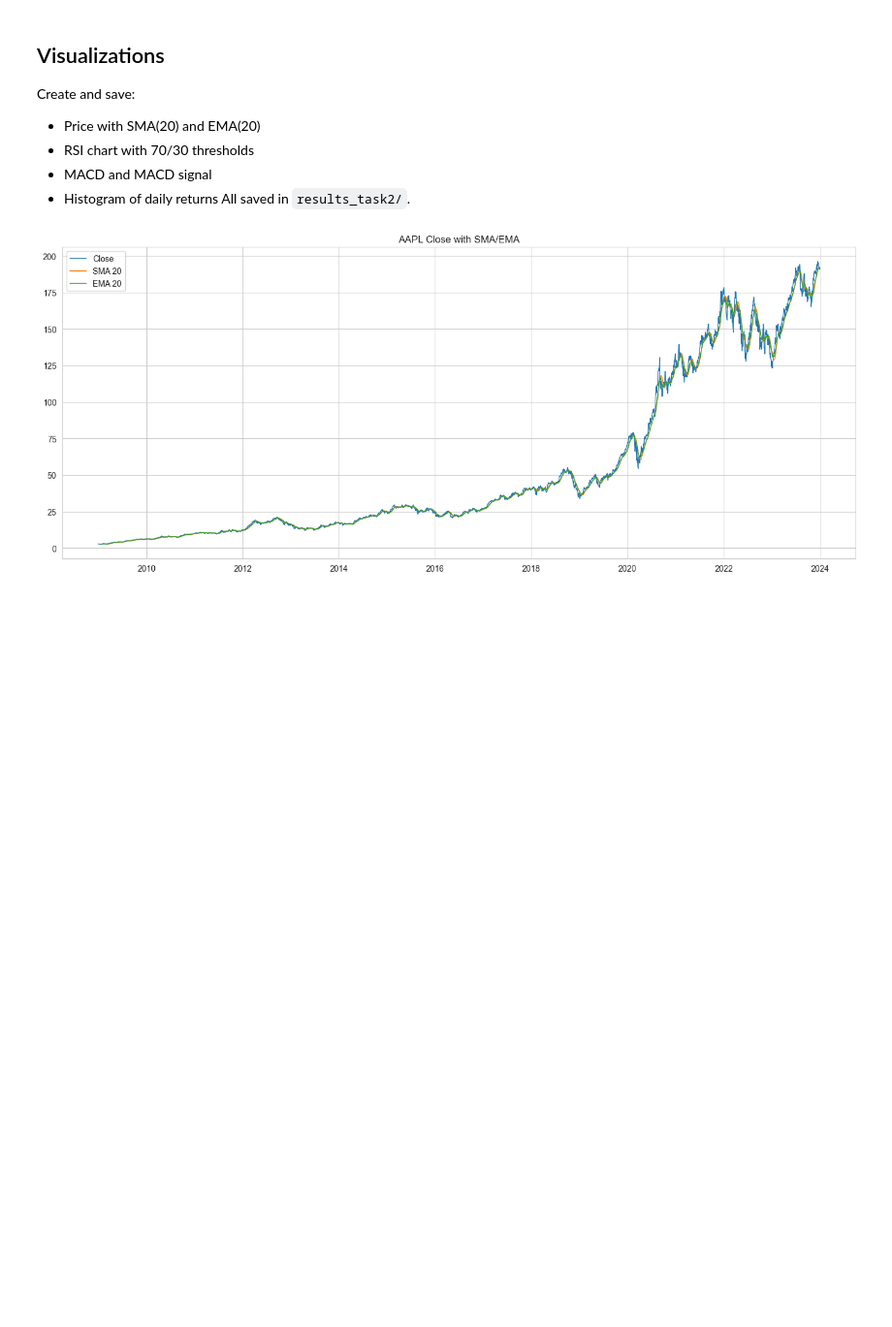
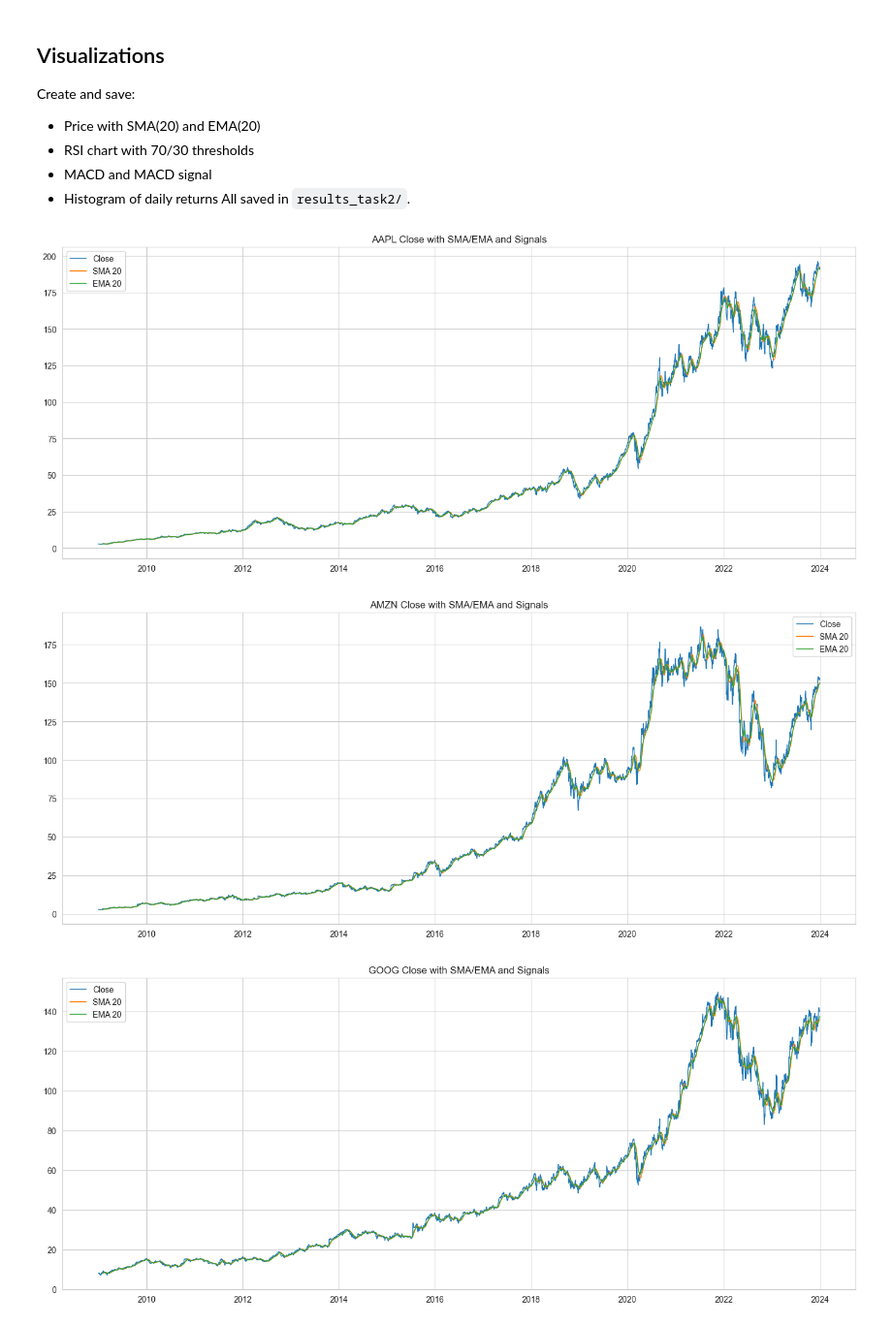
Before and after one commit to azeb-m/week1-news-sentiment-stock-analysis, a Jupyter notebook: notebooks/quantitative_analysis.ipynb, the cells around one changed output. Shown: that part at 97% size. Saved outputs shown, nothing was run; the diff lists cells and outputs as text; code cells hidden in the pictures; blank space fills up the shorter version.

Commit message:
Quantitative analysis using pynance and TaLib completed

```diff
--- a/notebooks/quantitative_analysis.ipynb
+++ b/notebooks/quantitative_analysis.ipynb
@@ -103,10 +149,19 @@ Formula used:
 
 If `Adj Close` does not exist, we fallback to `Close`.
 # %%
-if "adj close" in df.columns:
-    df["daily_return"] = df["adj close"].pct_change()
-else:
-    df["daily_return"] = df["close"].pct_change()
+# Compute daily returns for each stock DataFrame
+for stock_name, df in stock_data.items():
+    print(f"\nComputing daily returns for: {stock_name}")
 
-df.head()
+    if "adj close" in df.columns:
+        df["daily_return"] = df["adj close"].pct_change()
+        print(f"{stock_name}: using ADJ CLOSE")
+    elif "close" in df.columns:
+        df["daily_return"] = df["close"].pct_change()
+        print(f"{stock_name}: using CLOSE")
+    else:
+        print(f"WARNING: {stock_name} has no 'adj close' or 'close' column!")
+
+    # Preview first few rows
+    print(df.head())
 # %% [output]
@@ -367,22 +477,34 @@ All saved in `results_task2/`.
 # %%
 import matplotlib.pyplot as plt
 import seaborn as sns
 sns.set_style('whitegrid')
 
-ticker = "AAPL"   # <-- define your ticker here
-out = RESULTS
+def plot_price_with_indicators(stock_name, df):
+    plt.figure(figsize=(14,6))
+    plt.plot(df.index, df['close'], label='Close', linewidth=1)
 
-# Price + SMA/EMA
-plt.figure(figsize=(14,6))
-plt.plot(df_ind.index, df_ind['close'], label='Close', linewidth=1)
-if 'sma_20' in df_ind.columns:
-    plt.plot(df_ind.index, df_ind['sma_20'], label='SMA 20', linewidth=1)
-if 'ema_20' in df_ind.columns:
-    plt.plot(df_ind.index, df_ind['ema_20'], label='EMA 20', linewidth=1)
-plt.legend()
-plt.title(f"{ticker} Close with SMA/EMA")
-plt.tight_layout()
+    # SMA/EMA overlays
+    if 'sma_20' in df.columns:
+        plt.plot(df.index, df['sma_20'], label='SMA 20', linewidth=1)
+    if 'ema_20' in df.columns:
+        plt.plot(df.index, df['ema_20'], label='EMA 20', linewidth=1)
 
-plt.show()
+    # Optional buy/sell markers from SMA signals
+    if 'sig_sma' in df.columns:
+        buys = df[df['sig_sma'] == 1]
+        sells = df[df['sig_sma'] == -1]
+        plt.scatter(buys.index, buys['close'], marker='^', color='green', label='Buy Signal', alpha=0.7)
+        plt.scatter(sells.index, sells['close'], marker='v', color='red', label='Sell Signal', alpha=0.7)
+
+    plt.legend()
+    plt.title(f"{stock_name} Close with SMA/EMA and Signals")
+    plt.tight_layout()
+    plt.show()
+
+# Loop over all tickers in stock_data
+for ticker, df in stock_data.items():
+    plot_price_with_indicators(ticker, df)
 # %% [output]
-[figure, old version]
+[figure, new version]
+[figure, added]
+[figure, added]
```
Also changed, not shown: parts of 9 cells of this notebook.
